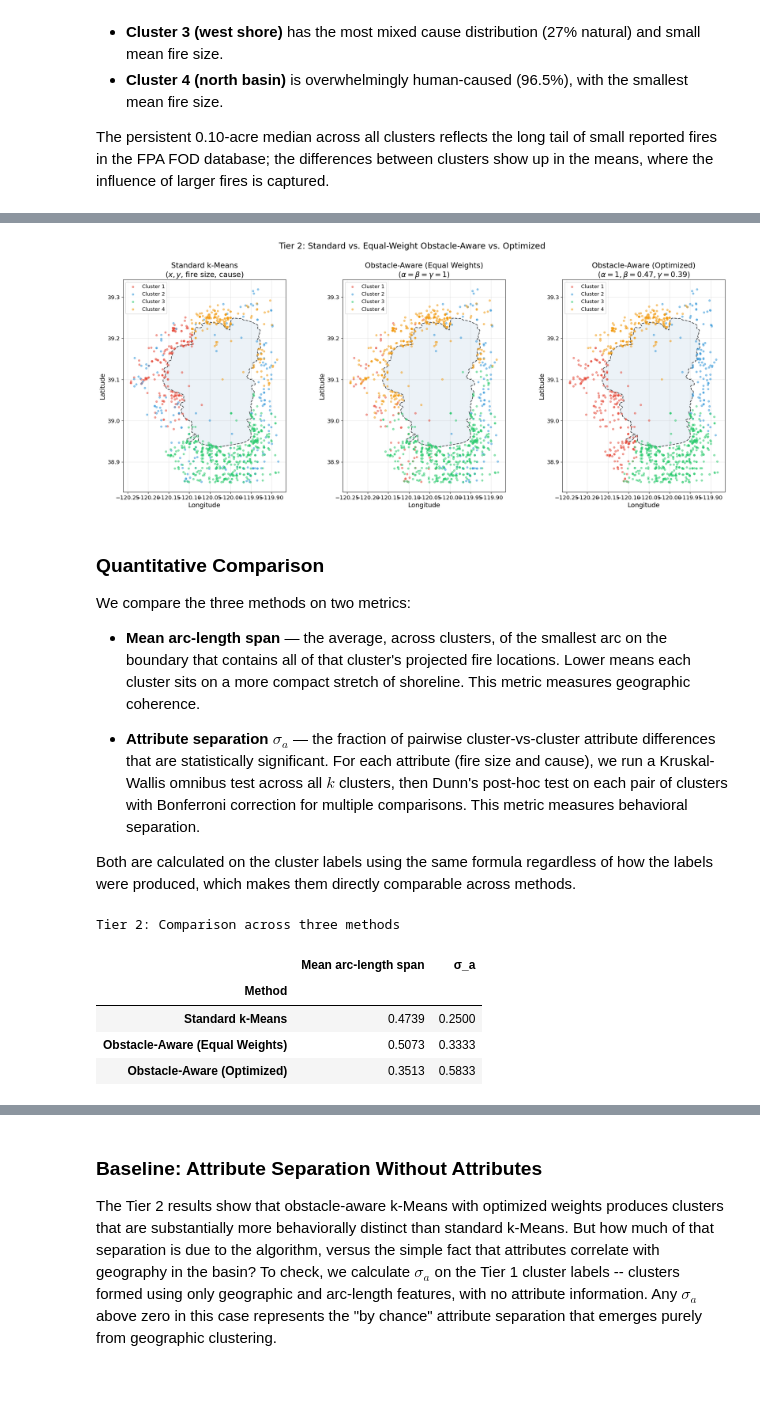
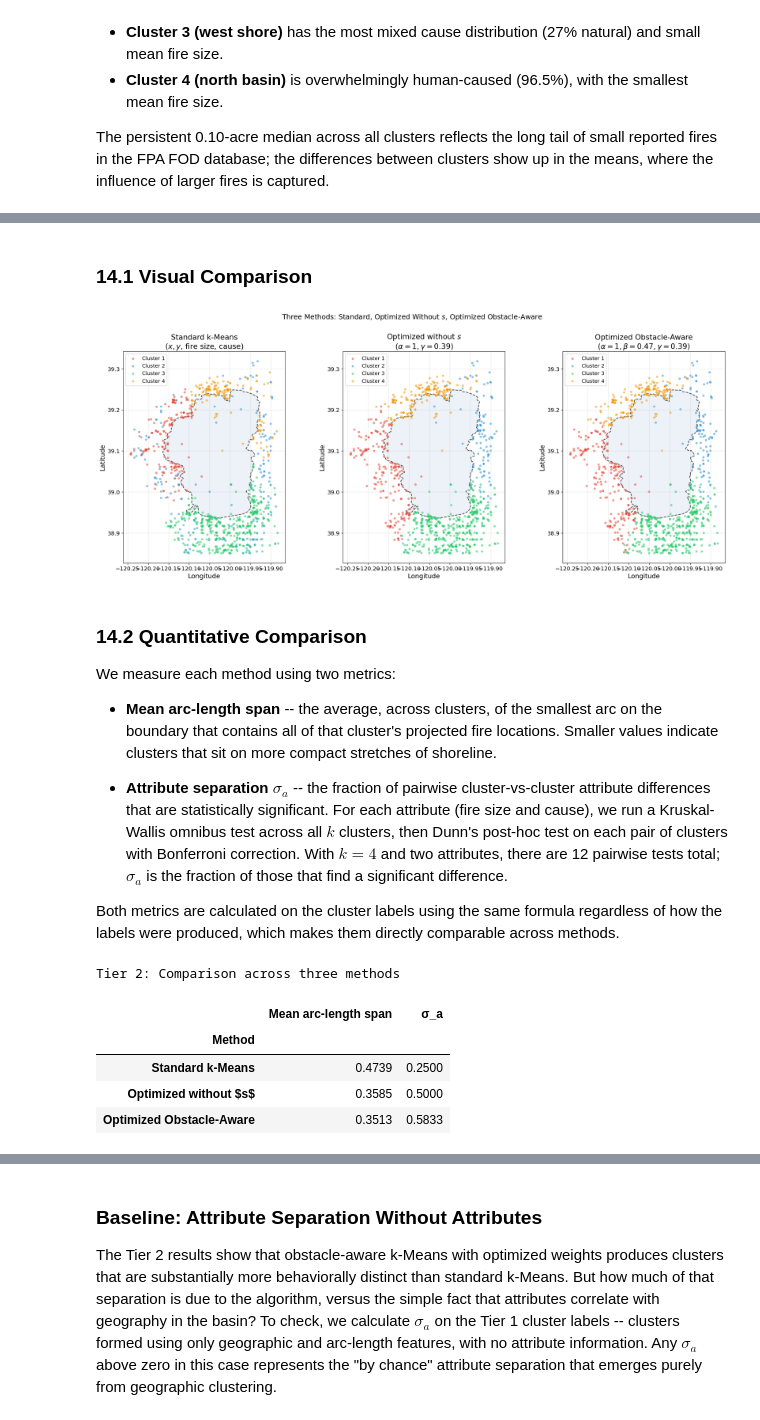
Before and after one commit to Michele-75/obstacle-aware-clustering, a Jupyter notebook: notebooks/03_clustering_wildfires.ipynb, the cells around one changed output, grey strips where cells are left out. Drawn from its saved outputs; the diff is of its cells as text; code cells hidden in the pictures; blank space fills up the shorter version.

```diff
--- a/notebooks/03_clustering_wildfires.ipynb
+++ b/notebooks/03_clustering_wildfires.ipynb
@@ -914,9 +962,9 @@ Cluster sizes:
 # %%
-# Plot Tier 2 obstacle-aware (equal weights) clustering results
+# Plot optimized-no-s clustering results
 fig, ax = plt.subplots(figsize=(10, 10))
 
 for i in range(k):
-    mask = labels_t2_equal == i
+    mask = labels_t2_no_s == i
     ax.scatter(fires['LONGITUDE'].values[mask], fires['LATITUDE'].values[mask],
                c=CLUSTER_COLORS[i], s=15, alpha=0.5, label=f'Cluster {i+1}', zorder=3)
 
@@ -926,8 +974,8 @@ ax.fill(spline_pts[:, 0], spline_pts[:, 1], alpha=0.1, color='steelblue')
 
 ax.set_xlabel('Longitude')
 ax.set_ylabel('Latitude')
-ax.set_title(r'Obstacle-Aware k-Means with Attributes' + '\n' +
-             r'(Equal Weights, $\alpha = \beta = \gamma = 1$)')
+ax.set_title(r'Optimized k-Means without $s$' + '\n' +
+             rf'($\alpha = 1, \gamma = {opt_gamma_no_s:.2f}$)')
 ax.legend()
 ax.set_aspect('equal')
 ax.grid(True, alpha=0.3)
@@ -1133,66 +1185,67 @@ We compare three methods: standard k-Means, obstacle-aware k-Means with equal we
+# %% [markdown]
+### 14.1 Visual Comparison
 # %%
-# Side-by-side: standard, equal weights, optimized
+# Side-by-side: standard, optimized without s, optimized obstacle-aware
 
-# Map both obstacle-aware label sets to the standard k-Means labels
-# so cluster colors stay consistent across panels
-oa_eq_to_std_t2 = map_labels_to_reference(labels_t2_equal, labels_t2_std, k)
-oa_opt_to_std_t2 = map_labels_to_reference(labels_t2_opt, labels_t2_std, k)
+# Map the two optimized label sets to standard k-Means' labels
+# so cluster colors stay consistent across the three panels
+no_s_to_std = map_labels_to_reference(labels_t2_no_s, labels_t2_std, k)
+opt_to_std = map_labels_to_reference(labels_t2_opt, labels_t2_std, k)
 
 fig, axes = plt.subplots(1, 3, figsize=(20, 8))
 
 panel_data = [
     (labels_t2_std, lambda lbl: lbl,
      'Standard k-Means\n($x, y$, fire size, cause)'),
-    (labels_t2_equal, lambda lbl: oa_eq_to_std_t2[lbl],
-     r'Obstacle-Aware (Equal Weights)' + '\n' + r'($\alpha = \beta = \gamma = 1$)'),
-    (labels_t2_opt, lambda lbl: oa_opt_to_std_t2[lbl],
-     r'Obstacle-Aware (Optimized)' + '\n' +
+    (labels_t2_no_s, lambda lbl: no_s_to_std[lbl],
+     r'Optimized without $s$' + '\n' +
+     rf'($\alpha = 1, \gamma = {opt_gamma_no_s:.2f}$)'),
+    (labels_t2_opt, lambda lbl: opt_to_std[lbl],
+     r'Optimized Obstacle-Aware' + '\n' +
      rf'($\alpha = 1, \beta = {opt_beta_t2:.2f}, \gamma = {opt_gamma_t2:.2f}$)'),
 ]
 
 for ax, (labels, color_fn, title) in zip(axes, panel_data):
-    # Boundary first
     ax.plot(spline_pts[:, 0], spline_pts[:, 1], color='black', linestyle='--',
             linewidth=1.5, alpha=0.7)
     ax.fill(spline_pts[:, 0], spline_pts[:, 1], alpha=0.1, color='steelblue')
 
-    # Build a reverse mapping so we can iterate by mapped ID order
     raw_for_mapped = {color_fn(raw): raw for raw in range(k)}
-
-    # Fires — drawn in mapped-ID order so the legend is 1, 2, 3, 4
     for mapped_id in range(k):
         raw_id = raw_for_mapped[mapped_id]
         mask = labels == raw_id
         ax.scatter(fires['LONGITUDE'].values[mask], fires['LATITUDE'].values[mask],
                    c=CLUSTER_COLORS[mapped_id], s=15, alpha=0.5,
                    label=f'Cluster {mapped_id + 1}', zorder=3)
     ax.set_xlabel('Longitude')
     ax.set_ylabel('Latitude')
     ax.set_title(title)
     ax.legend(fontsize=11)
     ax.set_aspect('equal')
     ax.grid(True, alpha=0.3)
 
-plt.suptitle('Tier 2: Standard vs. Equal-Weight Obstacle-Aware vs. Optimized', fontsize=18, y=1.01)
+plt.suptitle('Three Methods: Standard, Optimized Without $s$, Optimized Obstacle-Aware',
+             fontsize=15, y=1.01)
 plt.tight_layout()
 plt.show()
 # %% [output]
-[figure, old version]
+[figure, new version]
 # %% [markdown]
-### Quantitative Comparison
+### 14.2 Quantitative Comparison
 
-We compare the three methods on two metrics:
+We measure each method using two metrics:
 
-- **Mean arc-length span** — the average, across clusters, of the smallest arc on the boundary that contains all of that cluster's projected fire locations. Lower means each cluster sits on a more compact stretch of shoreline. This metric measures geographic coherence.
+- **Mean arc-length span** -- the average, across clusters, of the smallest arc on the boundary that contains all of that cluster's projected fire locations. Smaller values indicate clusters that sit on more compact stretches of shoreline.
 
-- **Attribute separation $\sigma_a$** — the fraction of pairwise cluster-vs-cluster attribute differences that are statistically significant. For each attribute (fire size and cause), we run a Kruskal-Wallis omnibus test across all $k$ clusters, then Dunn's post-hoc test on each pair of clusters with Bonferroni correction for multiple comparisons. This metric measures behavioral separation.
+- **Attribute separation $\sigma_a$** -- the fraction of pairwise cluster-vs-cluster attribute differences that are statistically significant. For each attribute (fire size and cause), we run a Kruskal-Wallis omnibus test across all $k$ clusters, then Dunn's post-hoc test on each pair of clusters with Bonferroni correction. With $k = 4$ and two attributes, there are 12 pairwise tests total; $\sigma_a$ is the fraction of those that find a significant difference.
 
-Both are calculated on the cluster labels using the same formula regardless of how the labels were produced, which makes them directly comparable across methods.
+Both metrics are calculated on the cluster labels using the same formula regardless of how the labels were produced, which makes them directly comparable across methods.
 # %%
+# Compare mean arc-length span and σ_a across the three methods
 methods_t2 = [
     ('Standard k-Means', labels_t2_std, sigma_t2_std),
-    ('Obstacle-Aware (Equal Weights)', labels_t2_equal, sigma_t2_eq),
-    ('Obstacle-Aware (Optimized)', labels_t2_opt, sigma_t2_opt),
+    (r'Optimized without $s$', labels_t2_no_s, sigma_t2_no_s),
+    ('Optimized Obstacle-Aware', labels_t2_opt, sigma_t2_opt),
 ]
 
 rows = []
@@ -1233,5 +1286,5 @@ Tier 2: Comparison across three methods
 |  | Mean arc-length span | σ_a |
 | Method |  |  |
 | Standard k-Means | 0.4739 | 0.2500 |
-| Obstacle-Aware (Equal Weights) | 0.5073 | 0.3333 |
-| Obstacle-Aware (Optimized) | 0.3513 | 0.5833 |
+| Optimized without $s$ | 0.3585 | 0.5000 |
+| Optimized Obstacle-Aware | 0.3513 | 0.5833 |
```
Also changed, not shown: parts of 46 cells of this notebook, 1 other file.
